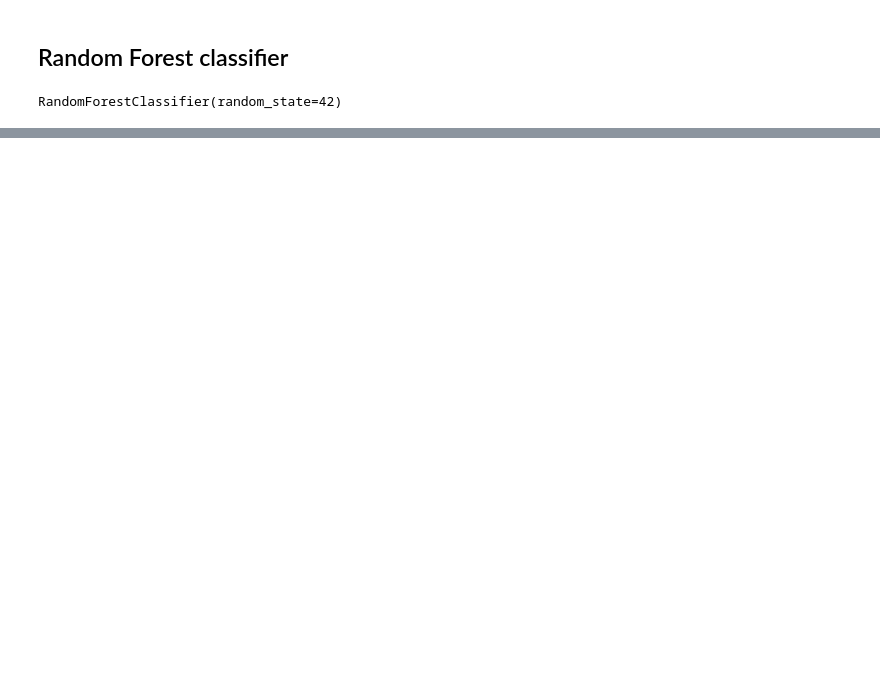
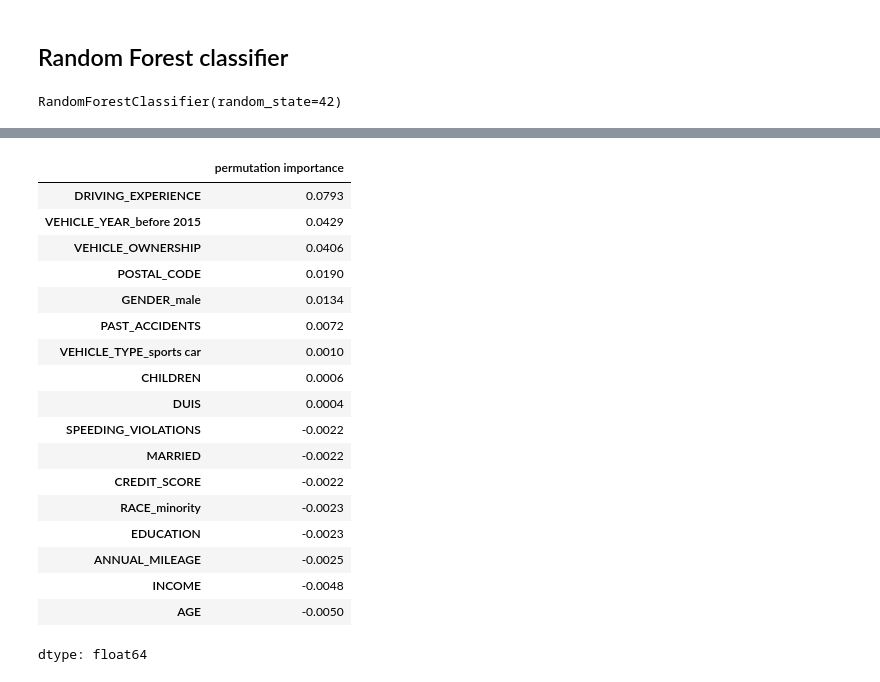
Before and after one commit to farahwadya/Car-insurance-intermediate-machine-learning-project, a Jupyter notebook: Car_insurance_prj.ipynb, the cells around one changed output, grey strips where cells are left out. Cells and saved outputs as stored; diff of their text form; code cells hidden in the pictures; blank space fills up the shorter version.

```diff
--- a/Car_insurance_prj.ipynb
+++ b/Car_insurance_prj.ipynb
@@ -500,0 +542,26 @@ weighted avg       0.82      0.83      0.82      2000
+# %%
+## can make the mean importances into a series
+permutation_importances = pd.Series(r['importances_mean'],index=X_test_tf.columns,
+                           name = 'permutation importance')
+permutation_importances = permutation_importances.sort_values(ascending=False)
+permutation_importances
+# %% [output]
+|  | permutation importance |
+| DRIVING_EXPERIENCE | 0.0793 |
+| VEHICLE_YEAR_before 2015 | 0.0429 |
+| VEHICLE_OWNERSHIP | 0.0406 |
+| POSTAL_CODE | 0.0190 |
+| GENDER_male | 0.0134 |
+| PAST_ACCIDENTS | 0.0072 |
+| VEHICLE_TYPE_sports car | 0.0010 |
+| CHILDREN | 0.0006 |
+| DUIS | 0.0004 |
+| SPEEDING_VIOLATIONS | -0.0022 |
+| MARRIED | -0.0022 |
+| CREDIT_SCORE | -0.0022 |
+| RACE_minority | -0.0023 |
+| EDUCATION | -0.0023 |
+| ANNUAL_MILEAGE | -0.0025 |
+| INCOME | -0.0048 |
+| AGE | -0.0050 |
+dtype: float64
```
Also changed, not shown: parts of 13 cells of this notebook.
